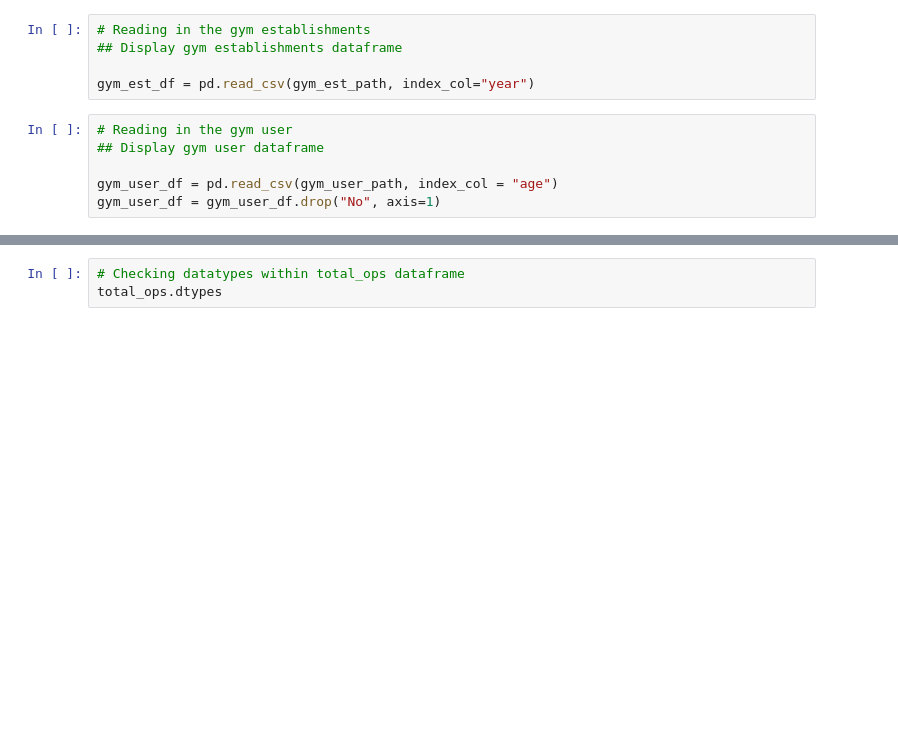
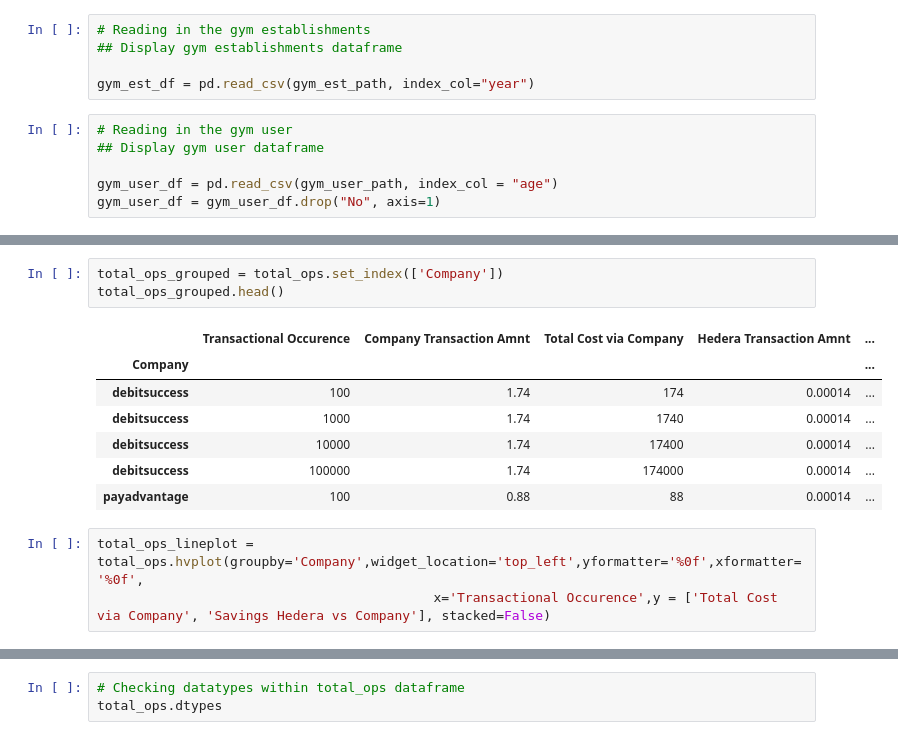
Before and after one commit to Dottie-Doutre/Group-B, a Jupyter notebook: gympay_analysis.ipynb, the cells around one changed output, grey strips where cells are left out. Cells and saved outputs as stored; diff of their text form; blank space fills up the shorter version.

```diff
--- a/gympay_analysis.ipynb
+++ b/gympay_analysis.ipynb
@@ -60 +79,15 @@ total_ops.head()
 | 4 | payadvantage | 100 | 0.88 | 88 | 0.00014 | ... |
+# %%
+total_ops_grouped = total_ops.set_index(['Company'])
+total_ops_grouped.head()
+# %% [output]
+|  | Transactional Occurence | Company Transaction Amnt | Total Cost via Company | Hedera Transaction Amnt | ... |
+| Company |  |  |  |  | ... |
+| debitsuccess | 100 | 1.74 | 174 | 0.00014 | ... |
+| debitsuccess | 1000 | 1.74 | 1740 | 0.00014 | ... |
+| debitsuccess | 10000 | 1.74 | 17400 | 0.00014 | ... |
+| debitsuccess | 100000 | 1.74 | 174000 | 0.00014 | ... |
+| payadvantage | 100 | 0.88 | 88 | 0.00014 | ... |
+# %%
+total_ops_lineplot = total_ops.hvplot(groupby='Company',widget_location='top_left',yformatter='%0f',xformatter='%0f',
+                                           x='Transactional Occurence',y = ['Total Cost via Company', 'Savings Hedera vs Company'], stacked=False)
```
Also changed, not shown: parts of 4 cells of this notebook.
